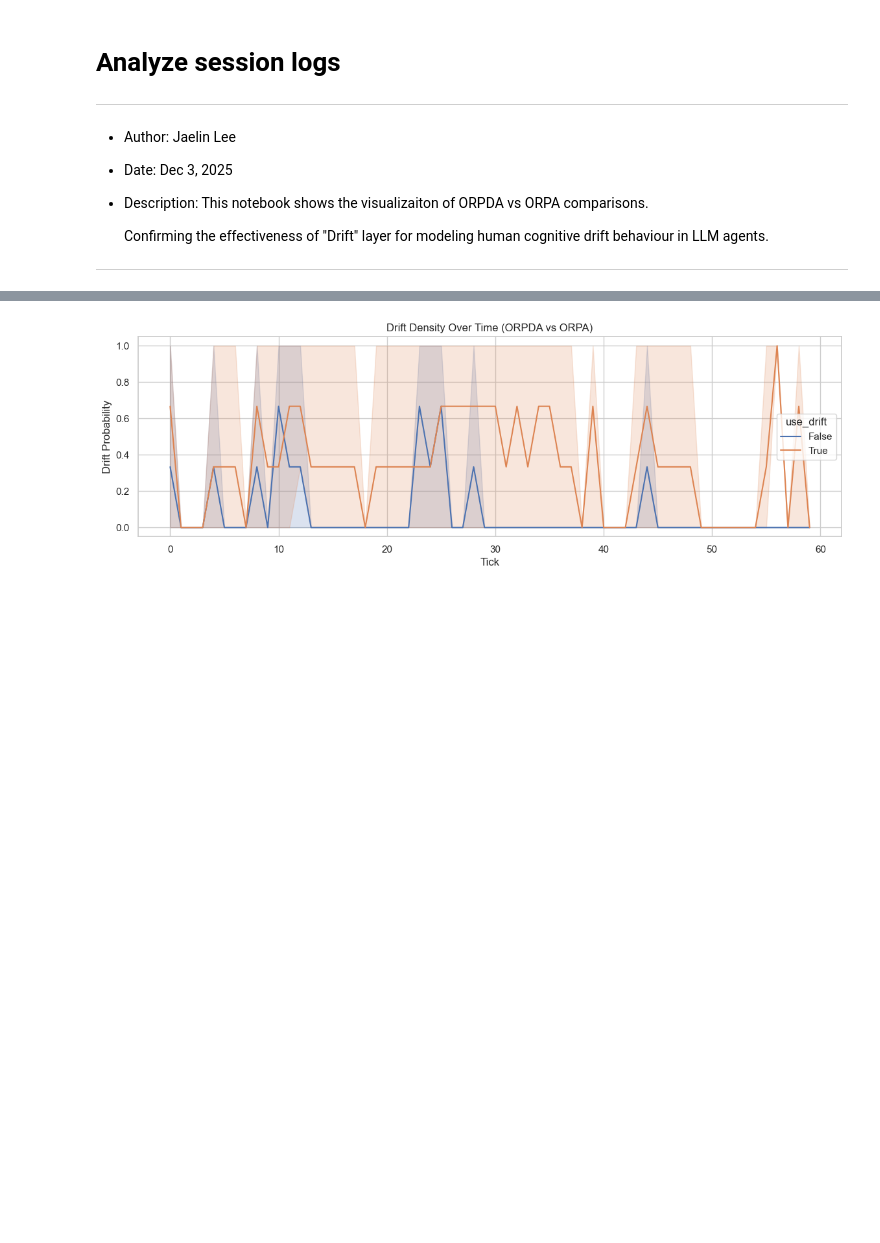
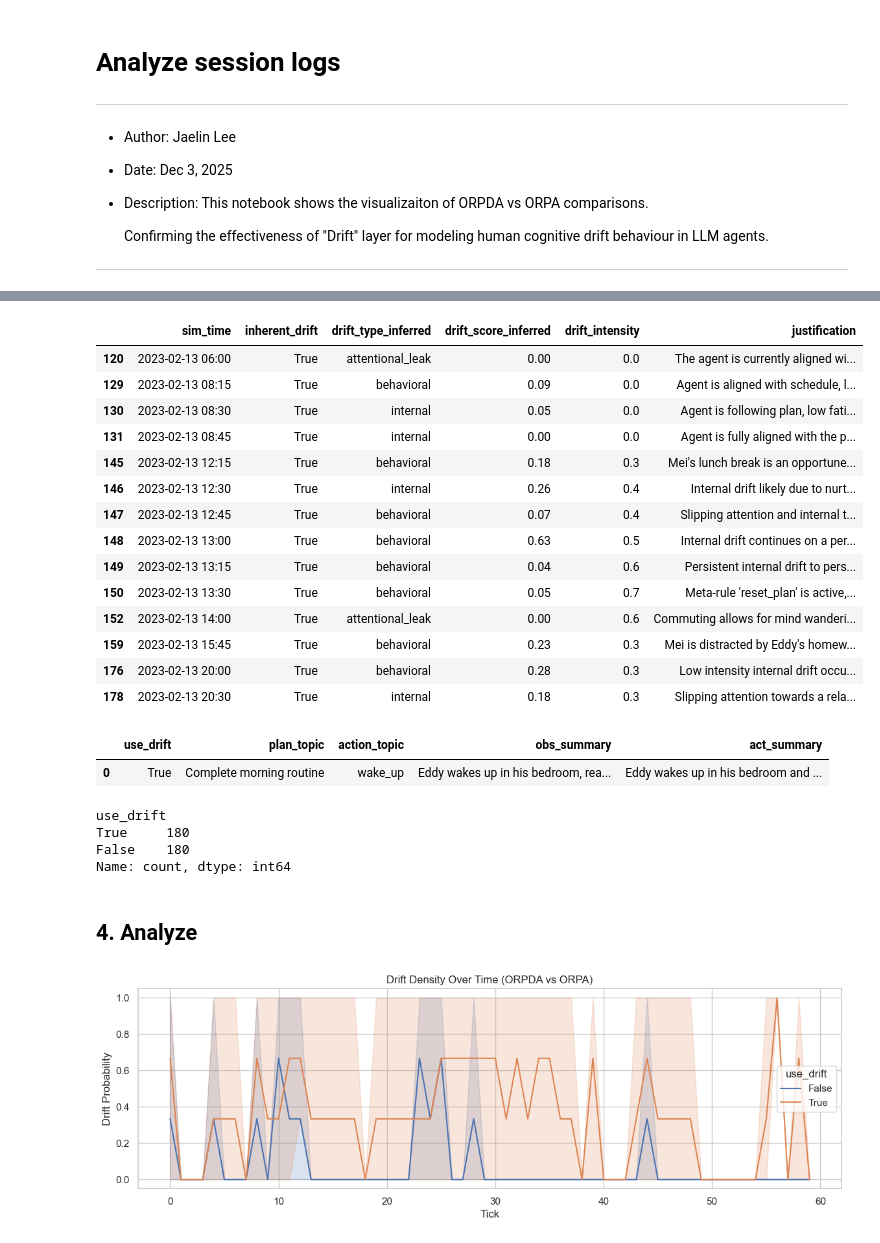
Before and after one commit to jaelin215/Driftville_Agent, a Jupyter notebook: app/src/utils/viz_metrics.ipynb, the cells around one changed output, grey strips where cells are left out. Cells and saved outputs as stored; diff of their text form; code cells hidden in the pictures; blank space fills up the shorter version.

```diff
--- a/app/src/viz_metrics.ipynb
+++ b/app/src/utils/viz_metrics.ipynb
@@ -113,0 +149,3 @@ df_orpda[df_orpda.inherent_drift==True]
+# %%
+raw_drift_df = pd.DataFrame(df_orpda.apply(lambda x: x["orpda"]["drift_decision"], axis=1).to_dict()).T
+raw_drift_df
@@ -113,0 +166,3 @@ df_orpda[df_orpda.inherent_drift==True]
+# %%
+merged_df = pd.merge(df_orpda, raw_drift_df, left_on=df_orpda.index, right_on=raw_drift_df.index)
+mei_lin = merged_df[merged_df.agent=="Mei Lin"]
@@ -114,3 +185,74 @@ df_orpda[df_orpda.inherent_drift==True]
+# %%
+mei_lin.loc[mei_lin['inherent_drift']==True, ['sim_time','inherent_drift', 'drift_type_inferred','drift_score_inferred','drift_intensity','justification']]
+# mei_lin.loc[mei_lin["drift_score_inferred"] > 0.0, ["sim_time","drift_type_inferred","drift_score_inferred","inherent_drift"]]
+# %% [output]
+|  | sim_time | inherent_drift | drift_type_inferred | drift_score_inferred | drift_intensity | justification |
+| 120 | 2023-02-13 06:00 | True | attentional_leak | 0.00 | 0.0 | The agent is currently aligned wi... |
+| 129 | 2023-02-13 08:15 | True | behavioral | 0.09 | 0.0 | Agent is aligned with schedule, l... |
+| 130 | 2023-02-13 08:30 | True | internal | 0.05 | 0.0 | Agent is following plan, low fati... |
+| 131 | 2023-02-13 08:45 | True | internal | 0.00 | 0.0 | Agent is fully aligned with the p... |
+| 145 | 2023-02-13 12:15 | True | behavioral | 0.18 | 0.3 | Mei's lunch break is an opportune... |
+| 146 | 2023-02-13 12:30 | True | internal | 0.26 | 0.4 | Internal drift likely due to nurt... |
+| 147 | 2023-02-13 12:45 | True | behavioral | 0.07 | 0.4 | Slipping attention and internal t... |
+| 148 | 2023-02-13 13:00 | True | behavioral | 0.63 | 0.5 | Internal drift continues on a per... |
+| 149 | 2023-02-13 13:15 | True | behavioral | 0.04 | 0.6 | Persistent internal drift to pers... |
+| 150 | 2023-02-13 13:30 | True | behavioral | 0.05 | 0.7 | Meta-rule 'reset_plan' is active,... |
+| 152 | 2023-02-13 14:00 | True | attentional_leak | 0.00 | 0.6 | Commuting allows for mind wanderi... |
+| 159 | 2023-02-13 15:45 | True | behavioral | 0.23 | 0.3 | Mei is distracted by Eddy's homew... |
+| 176 | 2023-02-13 20:00 | True | behavioral | 0.28 | 0.3 | Low intensity internal drift occu... |
+| 178 | 2023-02-13 20:30 | True | internal | 0.18 | 0.3 | Slipping attention towards a rela... |
+# %%
+# Summary df
+
+plan_topics=[]
+action_topics=[]
+obs_summarys=[]
+act_summarys=[]
+use_drifts=[]
+
+for i, row in df[:1].iterrows():
+    orpda = row.get("orpda", {})
+
+    use_drift = row.get("use_drift", False) or False
+
+    obs = orpda.get("observation", {}) or {}
+    ref = orpda.get("reflection", {}) or {}
+    plan = orpda.get("plan", {}) or {}
+    drift = orpda.get("drift_decision", {}) or {}
+    action = orpda.get("action_result", {}) or {}
+
+    plan_topic = plan.get("topic")
+    action_topic = action.get("topic")
+    obs_summary = obs.get("state_summary")
+    act_summary = action.get("state_summary")
+
+    use_drifts.append(use_drift)
+    plan_topics.append(plan_topic)
+    action_topics.append(action_topic)
+    obs_summarys.append(obs_summary)
+    act_summarys.append(act_summary)
+
+raw_df = pd.DataFrame({
+    "use_drift": use_drifts,
+    "plan_topic": plan_topics,
+    "action_topic": action_topics,
+    "obs_summary": obs_summarys,
+    "act_summary": act_summarys,
+})
+
+raw_df
+# %% [output]
+|  | use_drift | plan_topic | action_topic | obs_summary | act_summary |
+| 0 | True | Complete morning routine | wake_up | Eddy wakes up in his bedroom, rea... | Eddy wakes up in his bedroom and ... |
+# %%
+raw_df['use_drift'].value_counts()
+# %% [output]
+use_drift
+True     180
+False    180
+Name: count, dtype: int64
+# %% [markdown]
+## 4. Analyze
 # %%
 # -----------------------------------------------------
 # A. Drift Density Timeline
```
Also changed, not shown: parts of 19 cells of this notebook, 33 other files.
